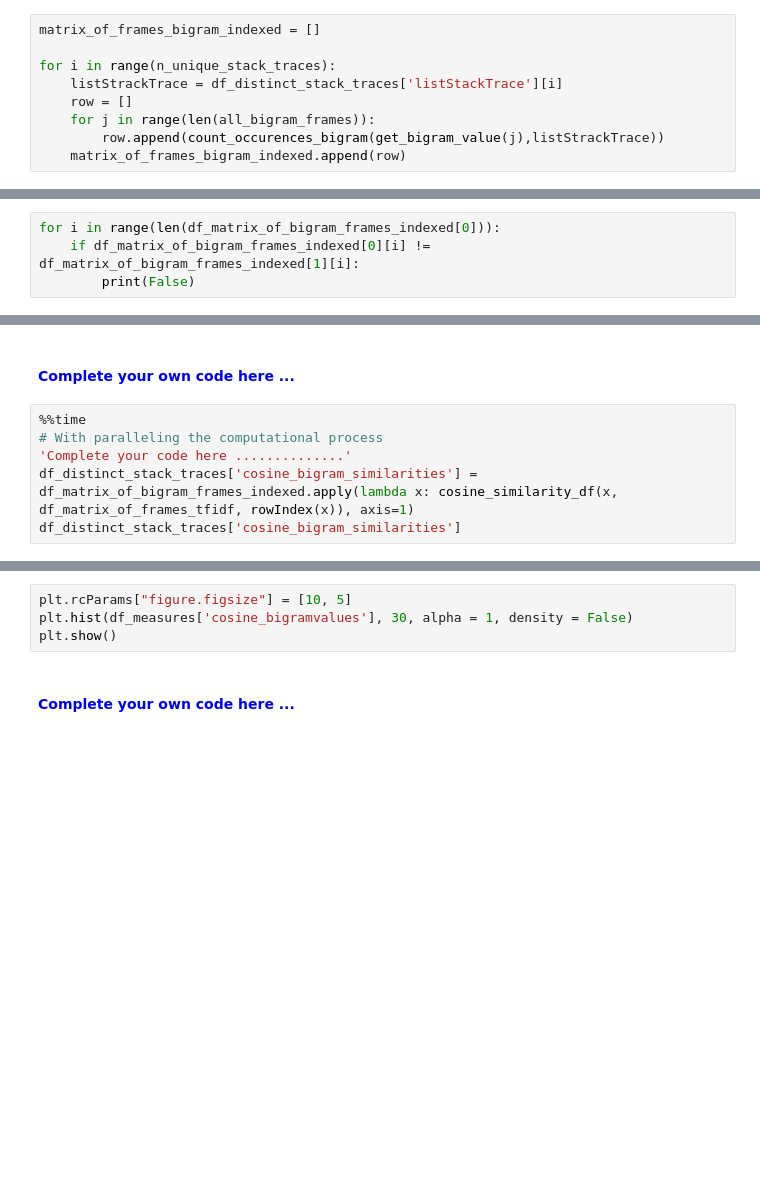
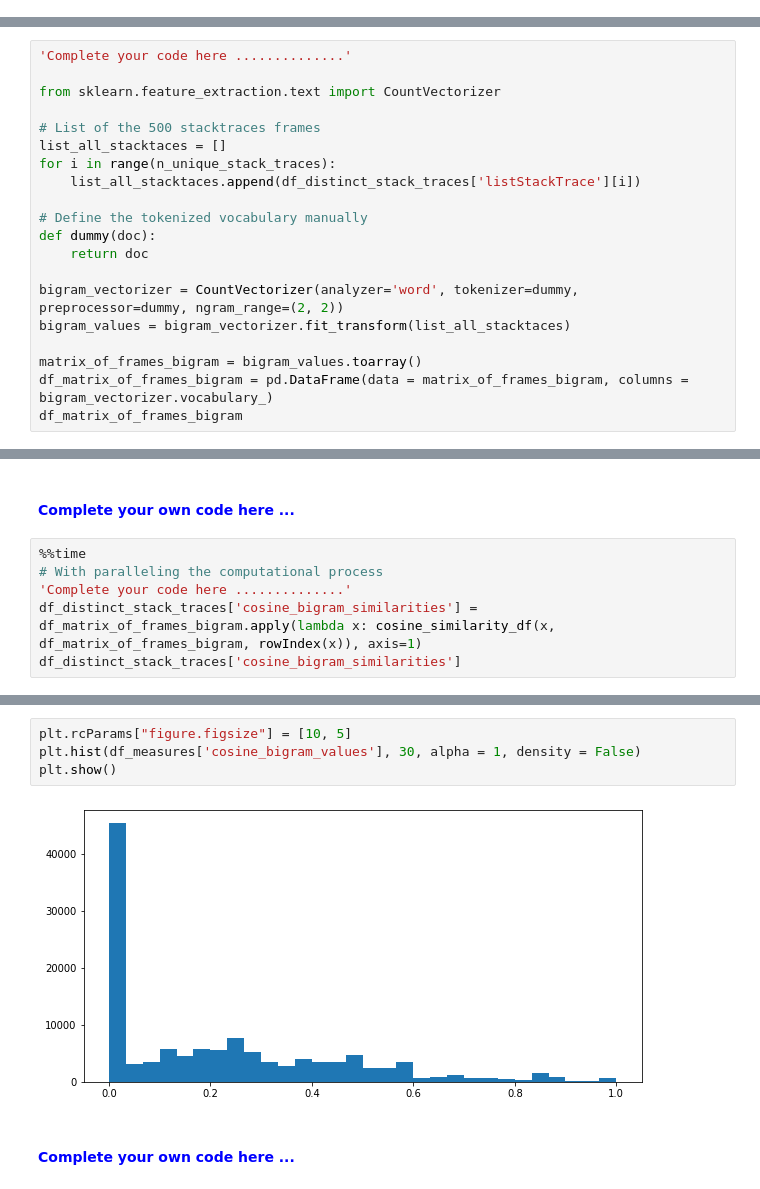
Before and after one commit to oormacheah/DataMining_Project, a Jupyter notebook: project-stack-traces_stefania.ipynb, the cells around one changed output, grey strips where cells are left out. Cells and saved outputs as stored; diff of their text form; blank space fills up the shorter version.

```diff
--- a/project-stack-traces_stefania.ipynb
+++ b/project-stack-traces_stefania.ipynb
@@ -769,9 +718,0 @@ def count_occurences_bigram(bigram, list):
-# %%
-matrix_of_frames_bigram_indexed = []
-
-for i in range(n_unique_stack_traces):
-    listStrackTrace = df_distinct_stack_traces['listStackTrace'][i]
-    row = []
-    for j in range(len(all_bigram_frames)):
-        row.append(count_occurences_bigram(get_bigram_value(j),listStrackTrace))
-    matrix_of_frames_bigram_indexed.append(row)
@@ -795,4 +718,0 @@ df_matrix_of_bigram_frames_indexed
-# %%
-for i in range(len(df_matrix_of_bigram_frames_indexed[0])):
-    if df_matrix_of_bigram_frames_indexed[0][i] != df_matrix_of_bigram_frames_indexed[1][i]:
-        print(False)
@@ -811,0 +719,20 @@ df_matrix_of_frames_bigram = pd.DataFrame(data = matrix_of_frames_bigram, column
+# %%
+'Complete your code here ..............'
+
+from sklearn.feature_extraction.text import CountVectorizer
+
+# List of the 500 stacktraces frames
+list_all_stacktaces = []
+for i in range(n_unique_stack_traces):
+    list_all_stacktaces.append(df_distinct_stack_traces['listStackTrace'][i])
+
+# Define the tokenized vocabulary manually
+def dummy(doc):
+    return doc
+
+bigram_vectorizer = CountVectorizer(analyzer='word', tokenizer=dummy, preprocessor=dummy, ngram_range=(2, 2))
+bigram_values = bigram_vectorizer.fit_transform(list_all_stacktaces)
+
+matrix_of_frames_bigram = bigram_values.toarray()
+df_matrix_of_frames_bigram = pd.DataFrame(data = matrix_of_frames_bigram, columns = bigram_vectorizer.vocabulary_)
+df_matrix_of_frames_bigram
@@ -820,5 +763,5 @@ cosine_similarity(vect_stack_1, vect_stack_2)
 %%time
 # With paralleling the computational process
 'Complete your code here ..............'
-df_distinct_stack_traces['cosine_bigram_similarities'] = df_matrix_of_bigram_frames_indexed.apply(lambda x: cosine_similarity_df(x, df_matrix_of_frames_tfidf, rowIndex(x)), axis=1)
+df_distinct_stack_traces['cosine_bigram_similarities'] = df_matrix_of_frames_bigram.apply(lambda x: cosine_similarity_df(x, df_matrix_of_frames_bigram, rowIndex(x)), axis=1)
 df_distinct_stack_traces['cosine_bigram_similarities']
@@ -828,7 +799,9 @@ df_measures
 # %%
 plt.rcParams["figure.figsize"] = [10, 5]
-plt.hist(df_measures['cosine_bigramvalues'], 30, alpha = 1, density = False)
+plt.hist(df_measures['cosine_bigram_values'], 30, alpha = 1, density = False)
 plt.show()
+# %% [output]
+[figure, added]
 # %% [markdown]
 #### <font color='blue'> Complete your own code here ...  </font>
 # %%
```
Also changed, not shown: parts of 18 cells of this notebook.
